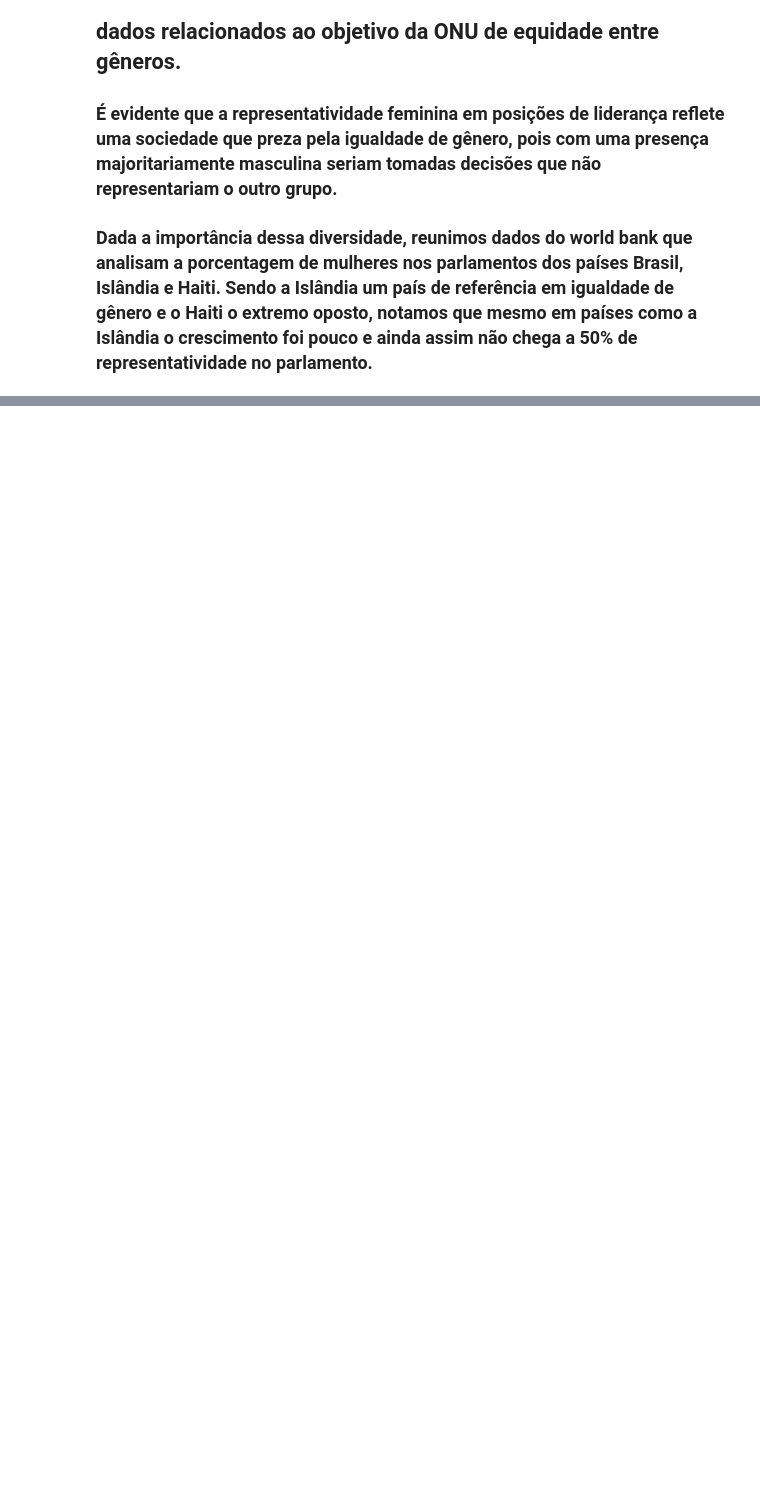
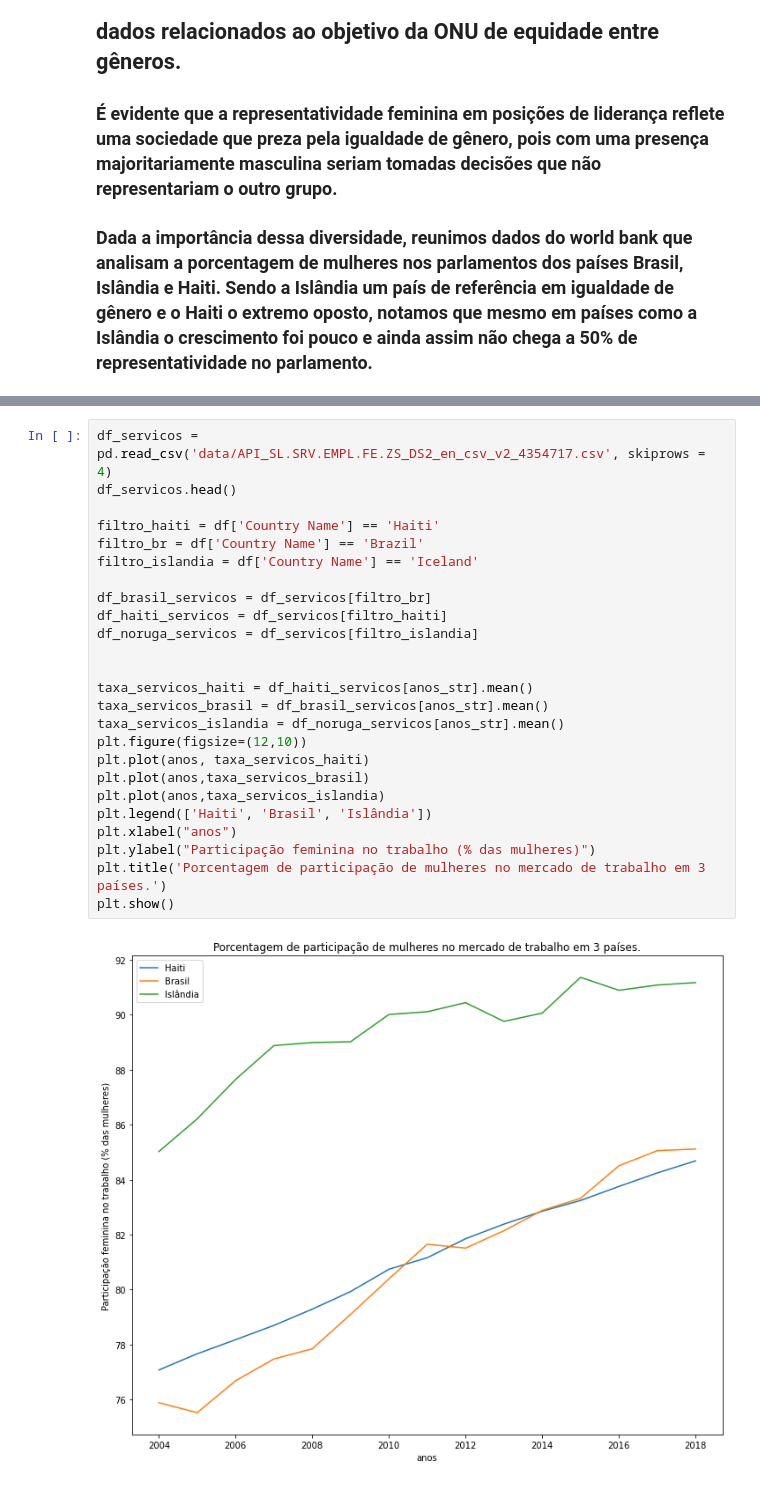
Before and after one commit to C0D8/APS-CDADOS, a Jupyter notebook: aps_1.ipynb, the cells around one changed output, grey strips where cells are left out. Cells and saved outputs as stored; diff of their text form; blank space fills up the shorter version.

```diff
--- a/aps_1.ipynb
+++ b/aps_1.ipynb
@@ -45,0 +52,27 @@ plt.show()
+# %%
+df_servicos = pd.read_csv('data/API_SL.SRV.EMPL.FE.ZS_DS2_en_csv_v2_4354717.csv', skiprows = 4)
+df_servicos.head()
+
+filtro_haiti = df['Country Name'] == 'Haiti'
+filtro_br = df['Country Name'] == 'Brazil'
+filtro_islandia = df['Country Name'] == 'Iceland'
+
+df_brasil_servicos = df_servicos[filtro_br]
+df_haiti_servicos = df_servicos[filtro_haiti]
+df_noruga_servicos = df_servicos[filtro_islandia]
+
+
+taxa_servicos_haiti = df_haiti_servicos[anos_str].mean()
+taxa_servicos_brasil = df_brasil_servicos[anos_str].mean()
+taxa_servicos_islandia = df_noruga_servicos[anos_str].mean()
+plt.figure(figsize=(12,10))
+plt.plot(anos, taxa_servicos_haiti)
+plt.plot(anos,taxa_servicos_brasil)
+plt.plot(anos,taxa_servicos_islandia)
+plt.legend(['Haiti', 'Brasil', 'Islândia'])
+plt.xlabel("anos")
+plt.ylabel("Participação feminina no trabalho (% das mulheres)")
+plt.title('Porcentagem de participação de mulheres no mercado de trabalho em 3 países.')
+plt.show()
+# %% [output]
+[figure, added]
```
Also changed, not shown: parts of 3 cells of this notebook, 3 other files.
